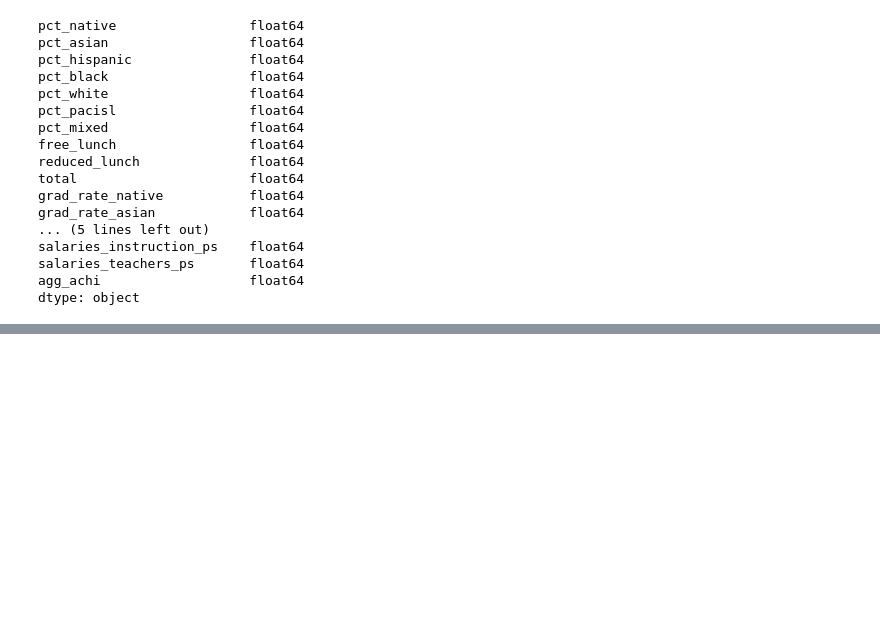
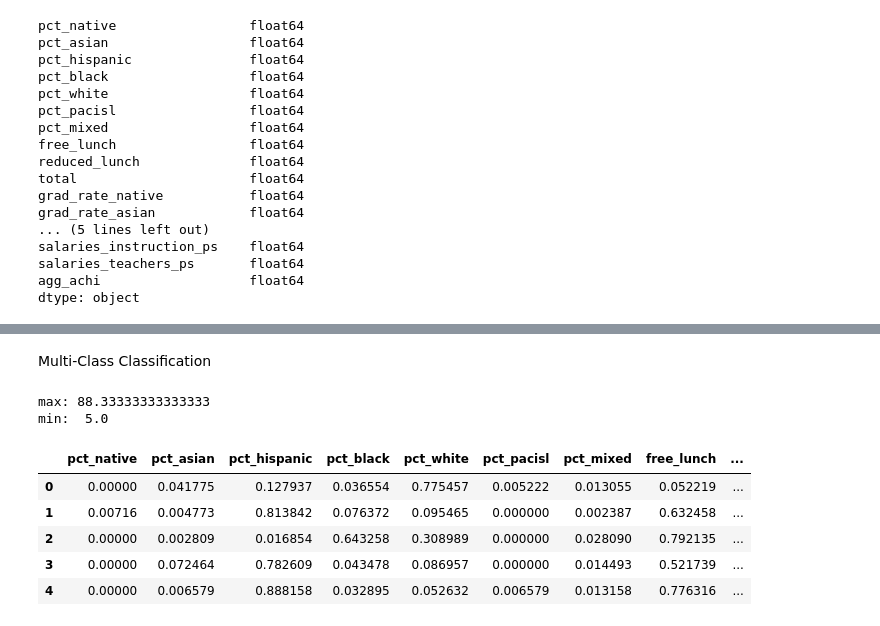
Before and after one commit to samankim/school-zoning, a Jupyter notebook: Project Proposal.ipynb, the cells around one changed output, grey strips where cells are left out. Drawn from its saved outputs; the diff is of its cells as text; code cells hidden in the pictures; blank space fills up the shorter version.

```diff
--- a/Project Proposal.ipynb
+++ b/Project Proposal.ipynb
@@ -343,0 +359,25 @@ print(score_add)
+# %% [markdown]
+Multi-Class Classification
+# %%
+print('max:', df2['agg_achi'].max())
+print('min: ', df2['agg_achi'].min())
+# %% [output]
+max: 88.33333333333333
+min:  5.0
+# %%
+bins = [0, 10, 20, 30, 40, 50, 60, 70, 80, 90, 101]
+names = ['[0-10)', '[10-20)', '[20-30)', '[30-40)', '[40-50)', '[50-60)', '[60-70)', '[70-80)', '[80-90)', '[90-100]']
+df1['agg_achc'] = pd.cut(df1.agg_achi, bins, labels = names, right = False)
+# %%
+bins = [0, 25, 50, 75, 101]
+names = ['[0-25)', '[25-50)', '[50-75)', '[75-100]']
+df1['agg_achc'] = pd.cut(df1.agg_achi, bins, labels = names, right = False)
+# %%
+df1.head()
+# %% [output]
+|  | pct_native | pct_asian | pct_hispanic | pct_black | pct_white | pct_pacisl | pct_mixed | free_lunch | ... |
+| 0 | 0.00000 | 0.041775 | 0.127937 | 0.036554 | 0.775457 | 0.005222 | 0.013055 | 0.052219 | ... |
+| 1 | 0.00716 | 0.004773 | 0.813842 | 0.076372 | 0.095465 | 0.000000 | 0.002387 | 0.632458 | ... |
+| 2 | 0.00000 | 0.002809 | 0.016854 | 0.643258 | 0.308989 | 0.000000 | 0.028090 | 0.792135 | ... |
+| 3 | 0.00000 | 0.072464 | 0.782609 | 0.043478 | 0.086957 | 0.000000 | 0.014493 | 0.521739 | ... |
+| 4 | 0.00000 | 0.006579 | 0.888158 | 0.032895 | 0.052632 | 0.006579 | 0.013158 | 0.776316 | ... |
```
Also changed, not shown: parts of 25 cells of this notebook.
